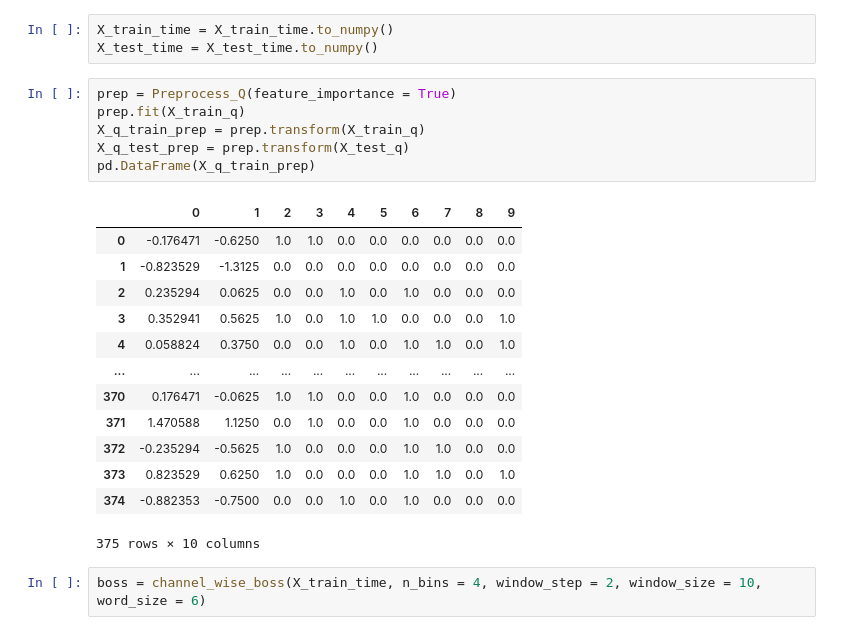
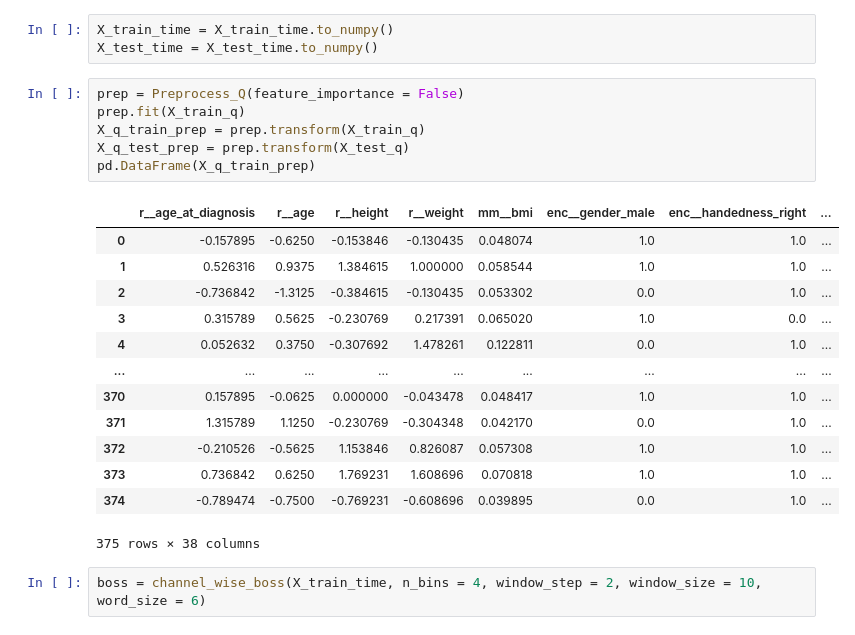
Before and after one commit to marzecovaa/spark, a Jupyter notebook: notebooks/final_model_anna_boss_5.ipynb, the cells around one changed output. Drawn from its saved outputs; the diff is of its cells as text.

Commit message:
new preprocessor

```diff
--- a/notebooks/final_model_anna_boss_5.ipynb
+++ b/notebooks/final_model_anna_boss_5.ipynb
@@ -109,25 +166,25 @@ assert((X_train_time.id.to_numpy() == X_train_q.id.to_numpy()).any)
 X_train_time = X_train_time.to_numpy()
 X_test_time = X_test_time.to_numpy()
 # %%
-prep = Preprocess_Q(feature_importance = True)
+prep = Preprocess_Q(feature_importance = False)
 prep.fit(X_train_q)
 X_q_train_prep = prep.transform(X_train_q)
 X_q_test_prep = prep.transform(X_test_q)
 pd.DataFrame(X_q_train_prep)
 # %% [output]
-|  | 0 | 1 | 2 | 3 | 4 | 5 | 6 | 7 | 8 | 9 |
-| 0 | -0.176471 | -0.6250 | 1.0 | 1.0 | 0.0 | 0.0 | 0.0 | 0.0 | 0.0 | 0.0 |
-| 1 | -0.823529 | -1.3125 | 0.0 | 0.0 | 0.0 | 0.0 | 0.0 | 0.0 | 0.0 | 0.0 |
-| 2 | 0.235294 | 0.0625 | 0.0 | 0.0 | 1.0 | 0.0 | 1.0 | 0.0 | 0.0 | 0.0 |
-| 3 | 0.352941 | 0.5625 | 1.0 | 0.0 | 1.0 | 1.0 | 0.0 | 0.0 | 0.0 | 1.0 |
-| 4 | 0.058824 | 0.3750 | 0.0 | 0.0 | 1.0 | 0.0 | 1.0 | 1.0 | 0.0 | 1.0 |
-| ... | ... | ... | ... | ... | ... | ... | ... | ... | ... | ... |
-| 370 | 0.176471 | -0.0625 | 1.0 | 1.0 | 0.0 | 0.0 | 1.0 | 0.0 | 0.0 | 0.0 |
-| 371 | 1.470588 | 1.1250 | 0.0 | 1.0 | 0.0 | 0.0 | 1.0 | 0.0 | 0.0 | 0.0 |
-| 372 | -0.235294 | -0.5625 | 1.0 | 0.0 | 0.0 | 0.0 | 1.0 | 1.0 | 0.0 | 0.0 |
-| 373 | 0.823529 | 0.6250 | 1.0 | 0.0 | 0.0 | 0.0 | 1.0 | 1.0 | 0.0 | 1.0 |
-| 374 | -0.882353 | -0.7500 | 0.0 | 0.0 | 1.0 | 0.0 | 1.0 | 0.0 | 0.0 | 0.0 |
+|  | r__age_at_diagnosis | r__age | r__height | r__weight | mm__bmi | enc__gender_male | enc__handedness_right | ... |
+| 0 | -0.157895 | -0.6250 | -0.153846 | -0.130435 | 0.048074 | 1.0 | 1.0 | ... |
+| 1 | 0.526316 | 0.9375 | 1.384615 | 1.000000 | 0.058544 | 1.0 | 1.0 | ... |
+| 2 | -0.736842 | -1.3125 | -0.384615 | -0.130435 | 0.053302 | 0.0 | 1.0 | ... |
+| 3 | 0.315789 | 0.5625 | -0.230769 | 0.217391 | 0.065020 | 1.0 | 0.0 | ... |
+| 4 | 0.052632 | 0.3750 | -0.307692 | 1.478261 | 0.122811 | 0.0 | 1.0 | ... |
+| ... | ... | ... | ... | ... | ... | ... | ... | ... |
+| 370 | 0.157895 | -0.0625 | 0.000000 | -0.043478 | 0.048417 | 1.0 | 1.0 | ... |
+| 371 | 1.315789 | 1.1250 | -0.230769 | -0.304348 | 0.042170 | 0.0 | 1.0 | ... |
+| 372 | -0.210526 | -0.5625 | 1.153846 | 0.826087 | 0.057308 | 1.0 | 1.0 | ... |
+| 373 | 0.736842 | 0.6250 | 1.769231 | 1.608696 | 0.070818 | 1.0 | 1.0 | ... |
+| 374 | -0.789474 | -0.7500 | -0.769231 | -0.608696 | 0.039895 | 0.0 | 1.0 | ... |
-375 rows × 10 columns
+375 rows × 38 columns
 # %%
 boss = channel_wise_boss(X_train_time, n_bins = 4, window_step = 2, window_size = 10, word_size = 6)
 # %% [output]
```
Also changed, not shown: parts of 19 cells of this notebook.
